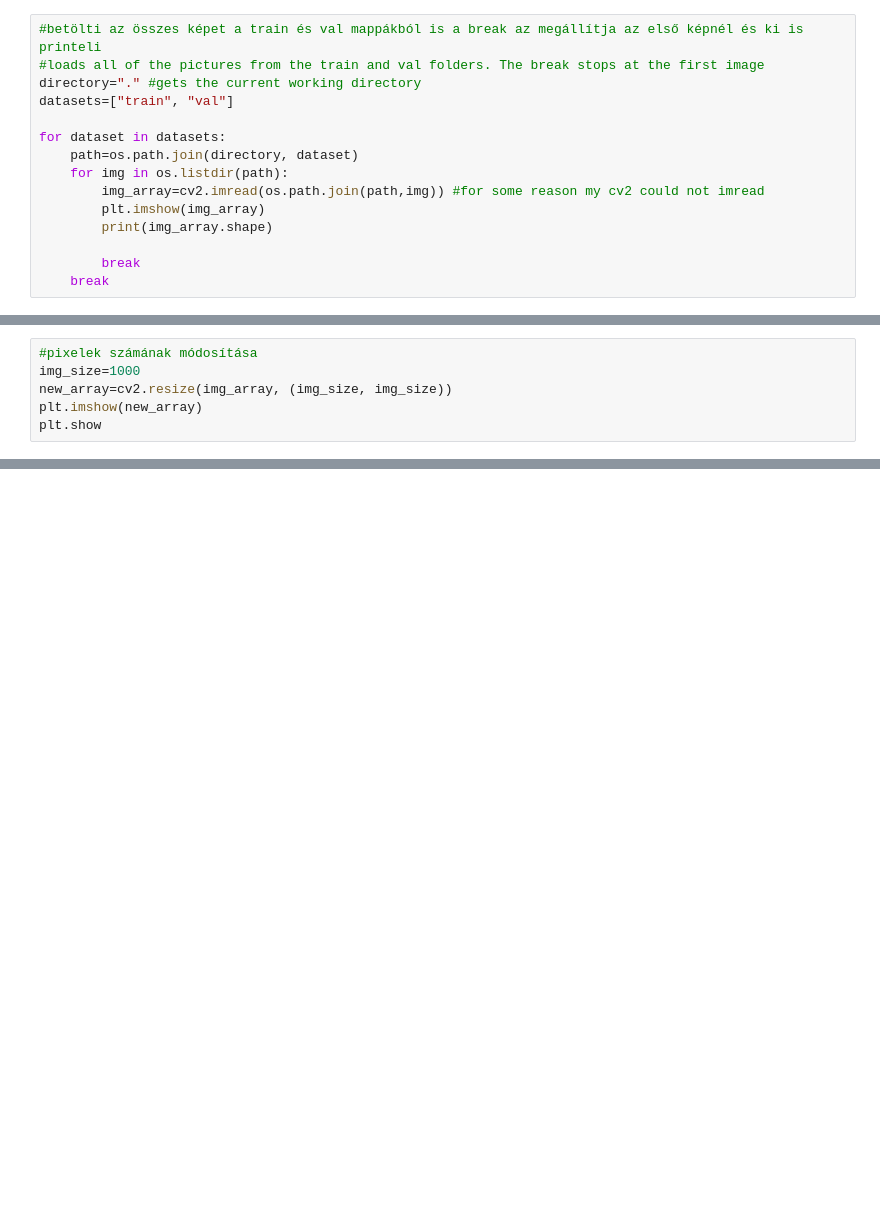
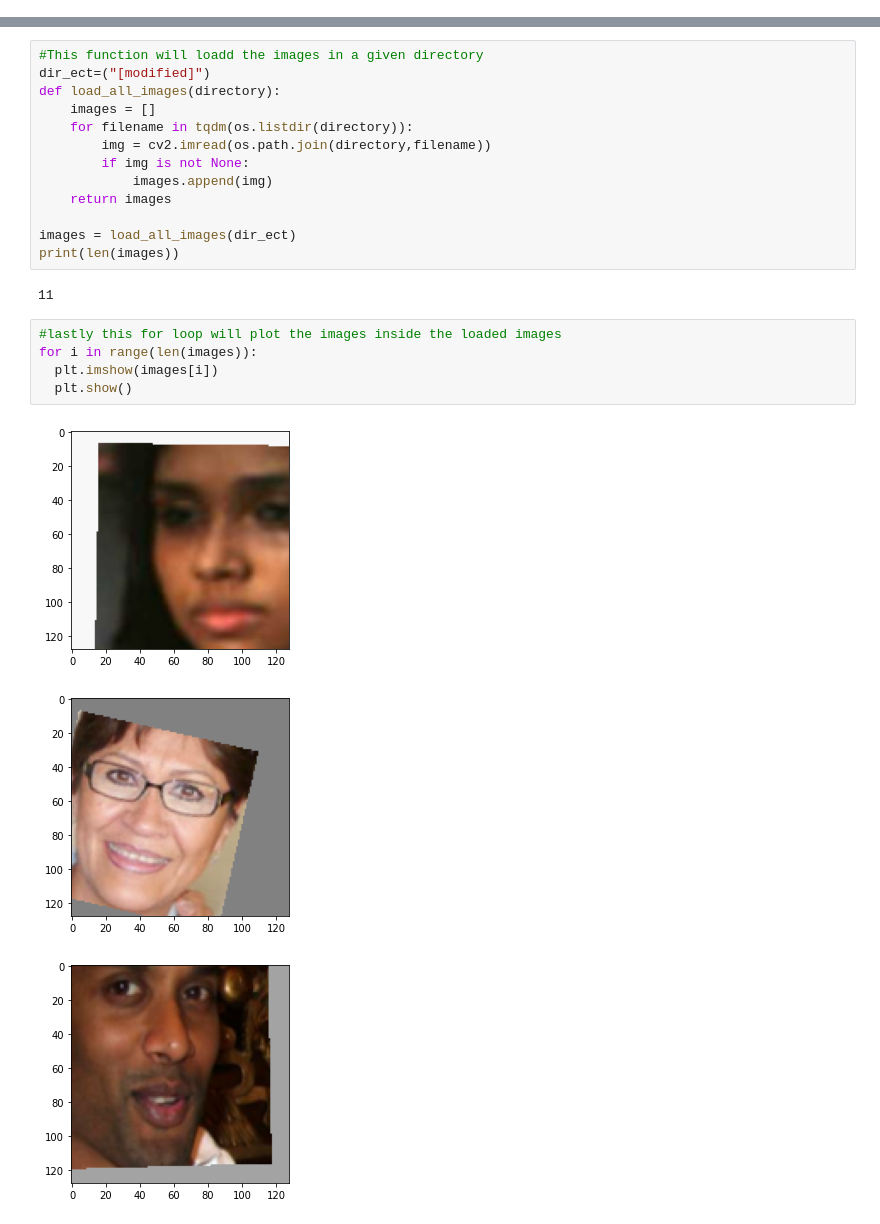
Before and after one commit to Schify/FacExcerciseBook, a Jupyter notebook: Big_homework.ipynb, the cells around one changed output, grey strips where cells are left out. Drawn from its saved outputs; the diff is of its cells as text; blank space fills up the shorter version.

```diff
--- a/Big_homework.ipynb
+++ b/Big_homework.ipynb
@@ -12,15 +14,0 @@ from sklearn.preprocessing import OneHotEncoder
-# %%
-#betölti az összes képet a train és val mappákból is a break az megállítja az első képnél és ki is printeli
-#loads all of the pictures from the train and val folders. The break stops at the first image
-directory="." #gets the current working directory
-datasets=["train", "val"]
-
-for dataset in datasets:
-    path=os.path.join(directory, dataset)
-    for img in os.listdir(path):
-        img_array=cv2.imread(os.path.join(path,img)) #for some reason my cv2 could not imread
-        plt.imshow(img_array)
-        print(img_array.shape)
-
-        break
-    break
@@ -30,6 +14,0 @@ for dataset in datasets:
-# %%
-#pixelek számának módosítása
-img_size=1000
-new_array=cv2.resize(img_array, (img_size, img_size))
-plt.imshow(new_array)
-plt.show
@@ -158,0 +155,24 @@ np.savez("labels.npz", train=train_label, val=val_label)
+# %%
+#This function will loadd the images in a given directory
+dir_ect=("[modified]")
+def load_all_images(directory):
+    images = []
+    for filename in tqdm(os.listdir(directory)):
+        img = cv2.imread(os.path.join(directory,filename))
+        if img is not None:
+            images.append(img)
+    return images
+
+images = load_all_images(dir_ect)
+print(len(images))
+# %% [output]
+11
+# %%
+#lastly this for loop will plot the images inside the loaded images
+for i in range(len(images)):
+  plt.imshow(images[i])
+  plt.show()
+# %% [output]
+[figure, added]
+[figure, added]
+[figure, added]
```
Also changed, not shown: parts of 17 cells of this notebook.
